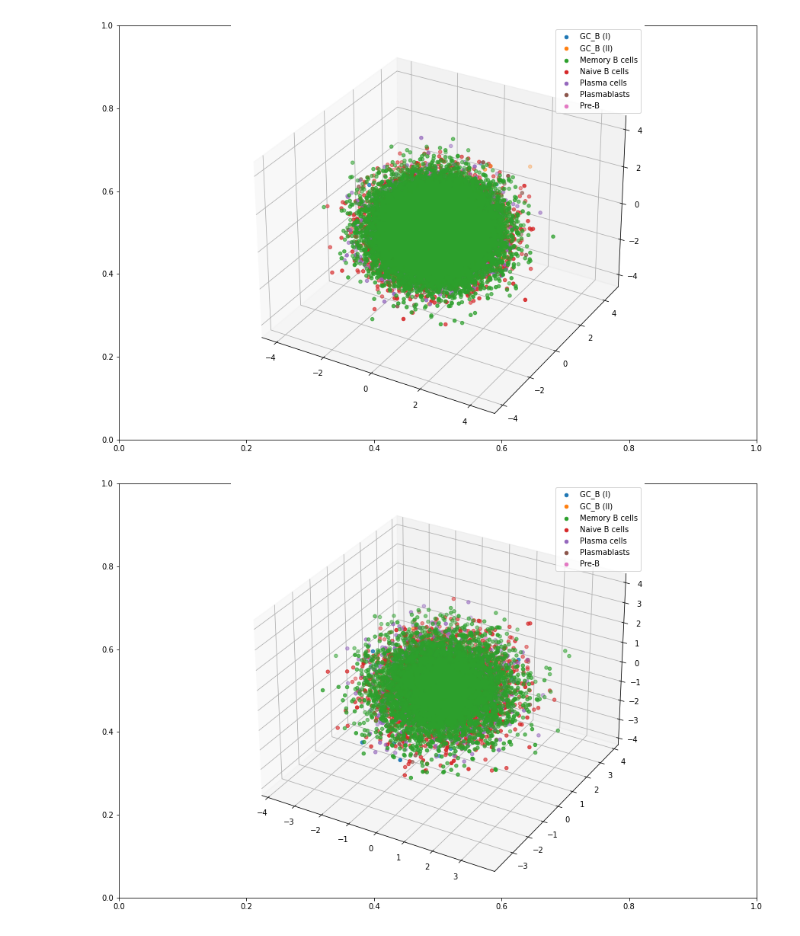
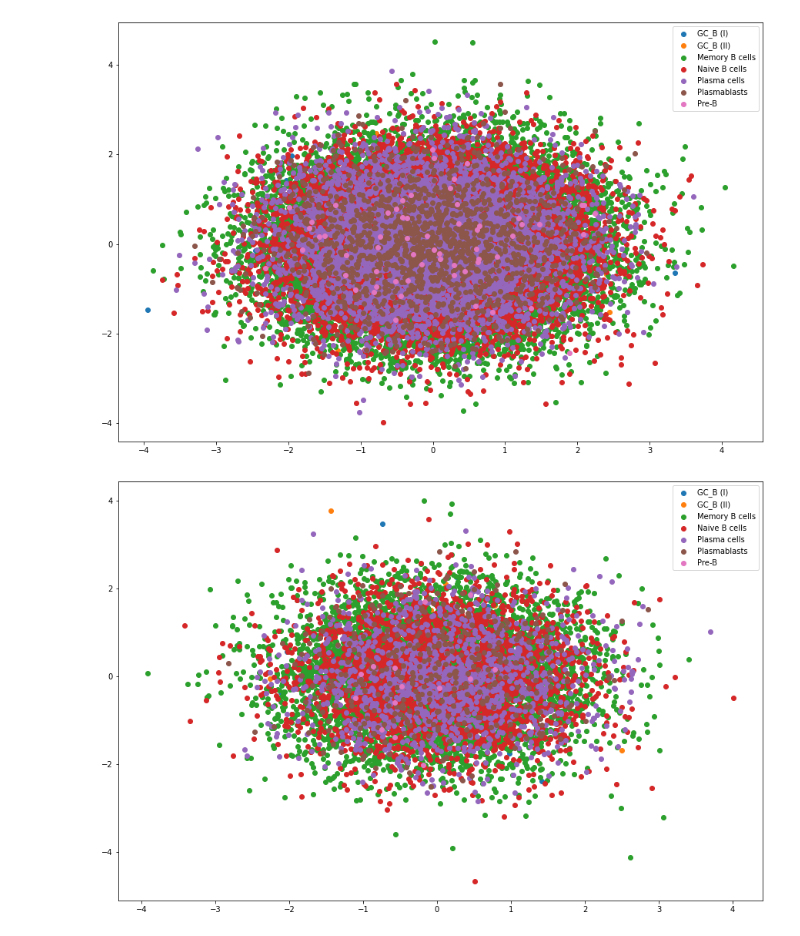
Before and after one commit to xbh0403/HCell, a Jupyter notebook: 0608.ipynb, the cells around one changed output. Cells and saved outputs as stored; diff of their text form; code cells hidden in the pictures.

```diff
--- a/0608.ipynb
+++ b/0608.ipynb
@@ -28,12 +28,12 @@ import seaborn as sns
 import helper_fns
 # %%
 # --------------Parameters-------------------
-embedding_dim = 3
+embedding_dim = 2
 hidden_dim = 512
 k_fold = 5
 cross_validation = False
-num_epoch=30
-batch_size=512
+num_epoch=20
+batch_size=128
 feature_selection = True
 num_genes = 36601
 # --------------Plotting---------------------
@@ -64,24 +64,30 @@ class VAE(nn.Module):
         self.encoder = nn.Sequential(
             nn.Linear(num_genes, h_dim),
             nn.ReLU(),
-            nn.Dropout(p=0.3),
-            # nn.Linear(h_dim, z_dim)
+            nn.Linear(h_dim, 128),
+            nn.ReLU(),
+            nn.Linear(128, 64),
+            nn.ReLU(),
         )
 
-        self.mean = nn.Linear(h_dim, z_dim)
-        self.log_var = nn.Linear(h_dim, z_dim)
+        self.mean = nn.Linear(64, z_dim)
+        self.log_var = nn.Linear(64, z_dim)
 
         self.decoder = nn.Sequential(
-            nn.Linear(z_dim, h_dim),
+            nn.Linear(z_dim, 64),
+            nn.ReLU(),
+            nn.Linear(64, 128),
+            nn.ReLU(),
+            nn.Linear(128, h_dim),
             nn.ReLU(),
             nn.Linear(h_dim, num_genes),
-            # nn.Sigmoid(),
         )
 
     def reparameterize(self, mu, logvar):
-        std = logvar.mul(0.5).exp_().cuda()
+        std = torch.exp(0.5 * logvar)
+        # std = logvar.mul(0.5).exp_().cuda()
         # return torch.normal(mu, std)
-        esp = torch.randn(*mu.size()).cuda()
+        esp = torch.randn_like(std).cuda()
         z = mu + std * esp
         return z
 
@@ -93,6 +99,7 @@ class VAE(nn.Module):
     def encode(self, x):
         h = self.encoder(x)
         z, mu, logvar = self.bottleneck(h)
+        # print(logvar)
         return z, mu, logvar
 
     def decode(self, z):
@@ -131,7 +138,6 @@ def train_nn(l_metric=2, l_pl = 2, epochs = num_epoch, D_metric=None, D_cost=D,
     ac = cost.AverageCost(D_cost)
 
     opt = torch.optim.AdamW(model.parameters())
-    # log = {}
     if plot_loss:
         loss_xe = []
         loss_disto = []
@@ -166,19 +172,17 @@ def train_nn(l_metric=2, l_pl = 2, epochs = num_epoch, D_metric=None, D_cost=D,
             y.long()
             out, embeddings, x_hat, mean, log_var = model(x)
             opt.zero_grad()
-            # reconst_loss = F.binary_cross_entropy(x_hat, x, size_average=True)
-            # reconst_loss = F.mse_loss(x_hat, x, size_average=True)/2
-            reconst_loss = log_likelihood_gaussian(x, mean, log_var.exp())
-            kl_div = 0.5 * torch.sum(1 + log_var - mean.pow(2) - log_var.exp())
+            reconst_loss = F.mse_loss(x_hat, x)
+            kl_div = -0.5 * torch.sum(1 + log_var - mean**2 - log_var.exp())
             vae_loss = reconst_loss + kl_div
-            # vae_loss = -log_likelihood_gaussian(x, mean, log_var.exp()) + kl_div
             pl_loss = PL(centers = model.prototypes.data)
             pl_loss_ = pl_loss(embeddings, y)
             if epoch == epochs and plot_embedding_space:
                 training_embeddings.extend(embeddings)
                 training_labels.extend(y)
             # loss = criterion(out, y)  + l_pl*pl_loss_
-            loss = criterion(out, y) +  l_metric * delta(model.prototypes) + l_pl*pl_loss_ +vae_loss
+            # loss = criterion(out, y) +  l_metric * delta(model.prototypes) + l_pl*pl_loss_ + vae_loss
+            loss = vae_loss
 
             if plot_loss:
                 batch_xe.append(criterion(out, y).detach().cpu())
@@ -220,7 +224,6 @@ def train_nn(l_metric=2, l_pl = 2, epochs = num_epoch, D_metric=None, D_cost=D,
             with torch.no_grad():
                 out, embedding_y, x_hat, mean, log_var = model(x)
             pred = out.detach()
-            # pred = out
             if epoch == epochs and plot_embedding_space:
                 testing_embeddings.extend(embedding_y)
                 testing_pred_labels.extend(pred.cpu().numpy())
@@ -229,7 +232,6 @@ def train_nn(l_metric=2, l_pl = 2, epochs = num_epoch, D_metric=None, D_cost=D,
             AC_meter.add(ac(pred.cpu(),y))
         t1 = time.time()
         print('Test ER {:.2f}, AC {:.3f}, time {:.1f}s'.format(ER_meter.value()[0], AC_meter.value()[0], t1-t0))
-        # log[epoch].update({'test_ER':ER_meter.value()[0], 'test_AC':AC_meter.value()[0], 'test_time':t1-t0})
         results = {}
         results['model'] = model
         if plot_loss:
@@ -336,23 +420,22 @@ if plot_loss:
 # %%
 # Training
 training_embeddings = results.get('training_embeddings')
 training_embeddings_labels = results.get('training_labels')
 if type(training_embeddings[0]) != np.ndarray:
     for i in range(len(training_embeddings_labels)):
             training_embeddings[i] = training_embeddings[i].detach().cpu().numpy()
             training_embeddings_labels[i] = training_embeddings_labels[i].cpu()
 training_embeddings_labels=encoder_celltype.inverse_transform(training_embeddings_labels)
 if plot_embedding_space:
     fig, ax = plt.subplots(figsize=(15, 10))
-    ax = fig.add_subplot(projection='3d')
     for color in np.unique(np.array(training_embeddings_labels)):
     # for color in ["Memory B cells", "Naive B cells"]:
         i = np.where(training_embeddings_labels == color)
-        ax.scatter(np.array(training_embeddings)[i,0], np.array(training_embeddings)[i,1],np.array(training_embeddings)[i,2], label=color)
+        ax.scatter(np.array(training_embeddings)[i,0], np.array(training_embeddings)[i,1], label=color)
     ax.legend()
     plt.show()
 # %% [output]
-[figure, old version]
+[figure, new version]
 # %%
 # Testing
 test_embeddings = results.get('test_embeddings')
@@ -364,14 +447,13 @@ if type(test_embeddings[0]) != np.ndarray:
 test_true_labels=encoder_celltype.inverse_transform(test_true_labels)
 if plot_embedding_space:
     fig, ax = plt.subplots(figsize=(15, 10))
-    ax = fig.add_subplot(projection='3d')
     for color in np.unique(np.array(test_true_labels)):
         i = np.where(test_true_labels == color)
-        ax.scatter(np.array(test_embeddings)[i,0], np.array(test_embeddings)[i,1],np.array(test_embeddings)[i,2], label=color)
+        ax.scatter(np.array(test_embeddings)[i,0], np.array(test_embeddings)[i,1], label=color)
     ax.legend()
     plt.show()
 # %% [output]
-[figure, old version]
+[figure, new version]
 # %%
 # Testing pred labels
 test_embeddings = results.get('test_embeddings')
```
Also changed, not shown: parts of 7 cells of this notebook, 2 other files.
